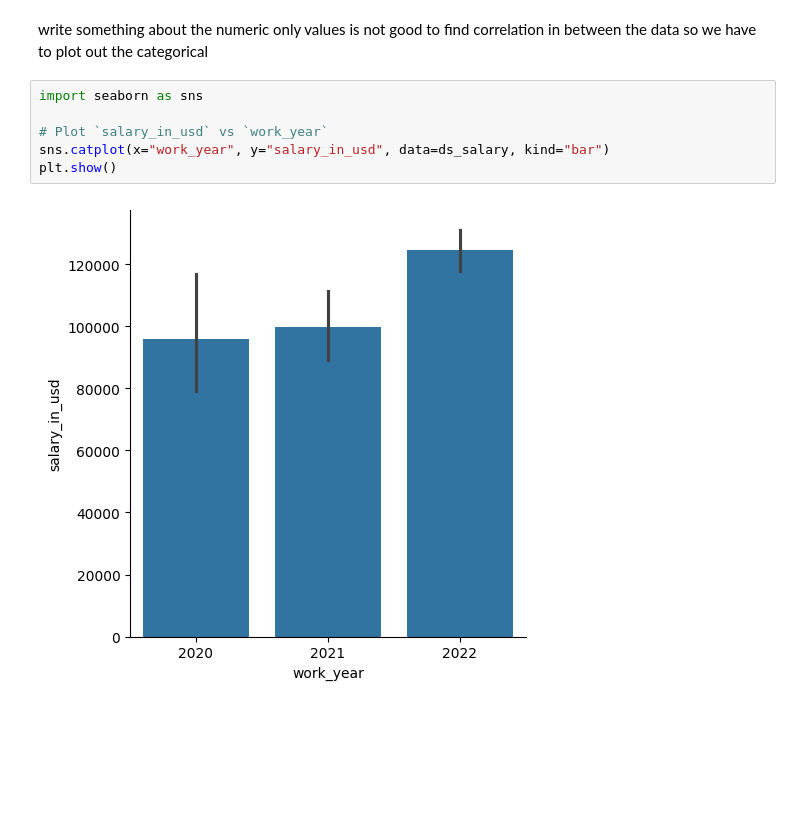
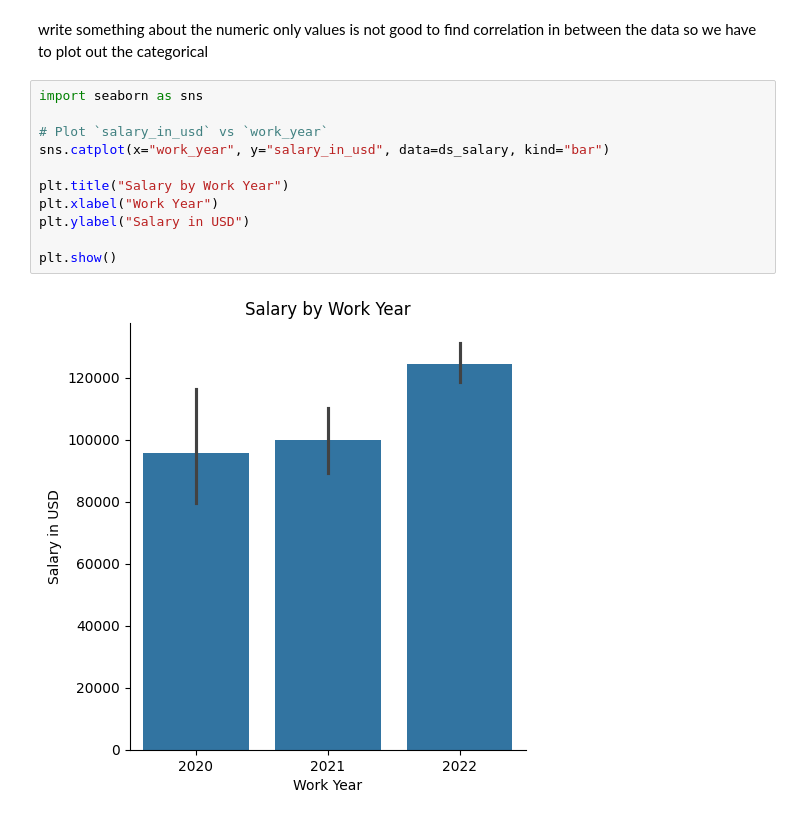
Before and after one commit to chriscolomb/seng474-project, a Jupyter notebook: notebook.ipynb, the cells around one changed output. Drawn from its saved outputs; the diff is of its cells as text; blank space fills up the shorter version.

Commit message:
Finished cat plots

```diff
--- a/notebook.ipynb
+++ b/notebook.ipynb
@@ -259,11 +259,16 @@ write something about the numeric only values is not good to find correlation in
 # %%
 import seaborn as sns
 
 # Plot `salary_in_usd` vs `work_year`
 sns.catplot(x="work_year", y="salary_in_usd", data=ds_salary, kind="bar")
+
+plt.title("Salary by Work Year")
+plt.xlabel("Work Year")
+plt.ylabel("Salary in USD")
+
 plt.show()
 # %% [output]
-[figure, old version]
+[figure, new version]
 # %%
 # Plot `salary_in_usd` vs `experience_level`
 sns.catplot(x="experience_level", y="salary_in_usd", data=ds_salary, kind="bar", order=["Entry-Level", "Mid-Level", "Senior-Level", "Executive-Level"])
```
Also changed, not shown: parts of 4 cells of this notebook.
